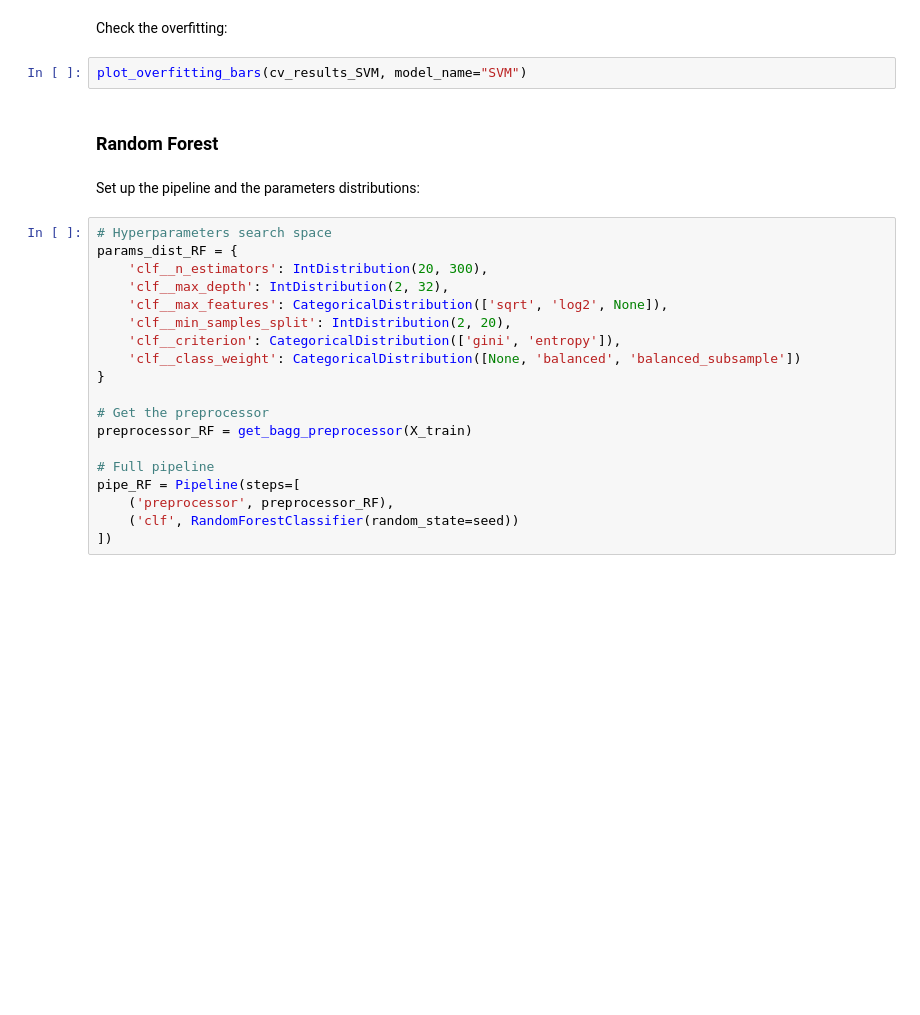
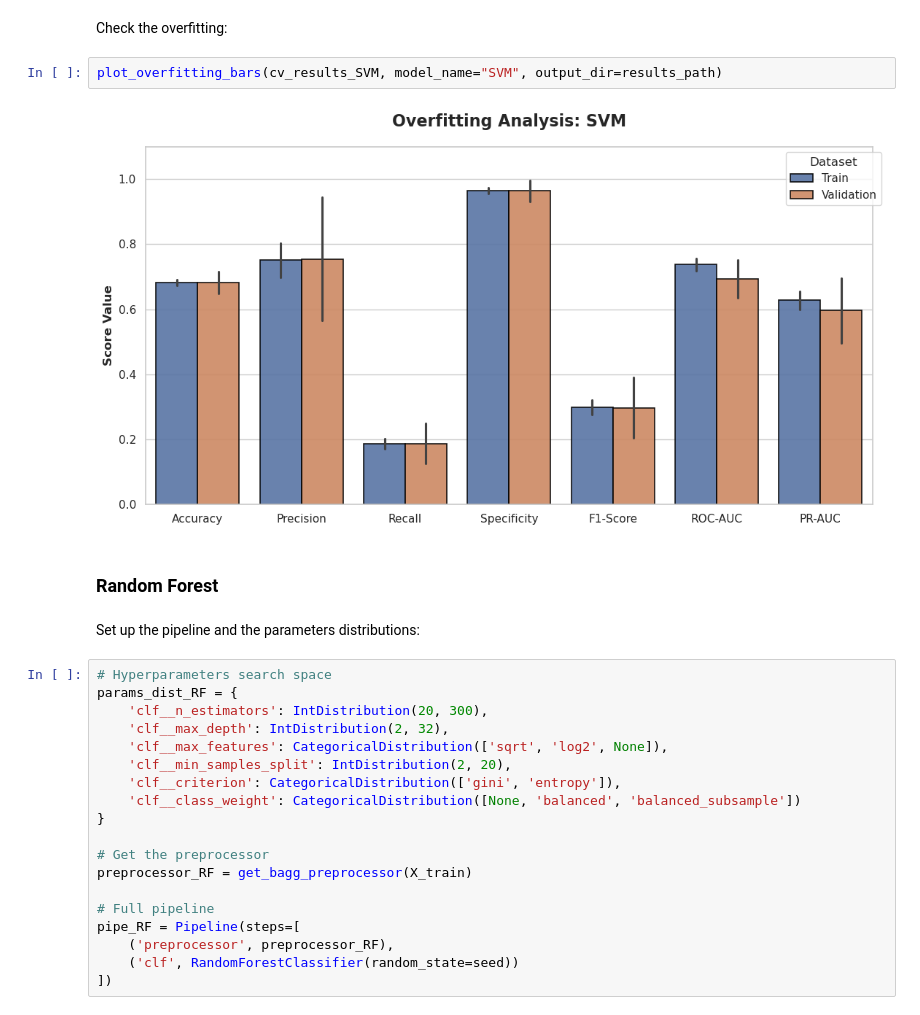
Before and after one commit to MiguelGomGar/TFM, a Jupyter notebook: notebooks/clinical_models_testing.ipynb, the cells around one changed output. Saved outputs shown, nothing was run; the diff lists cells and outputs as text; blank space fills up the shorter version.

```diff
--- a/notebooks/clinical_models_testing.ipynb
+++ b/notebooks/clinical_models_testing.ipynb
@@ -230,7 +296,9 @@ plot_cm(y_true=y_test, y_pred=y_pred_SVM,
 # %% [markdown]
 Check the overfitting:
 # %%
-plot_overfitting_bars(cv_results_SVM, model_name="SVM")
+plot_overfitting_bars(cv_results_SVM, model_name="SVM", output_dir=results_path)
+# %% [output]
+[figure, added]
 # %% [markdown]
 ### Random Forest
 # %% [markdown]
```
Also changed, not shown: parts of 25 cells of this notebook, 53 other files.
